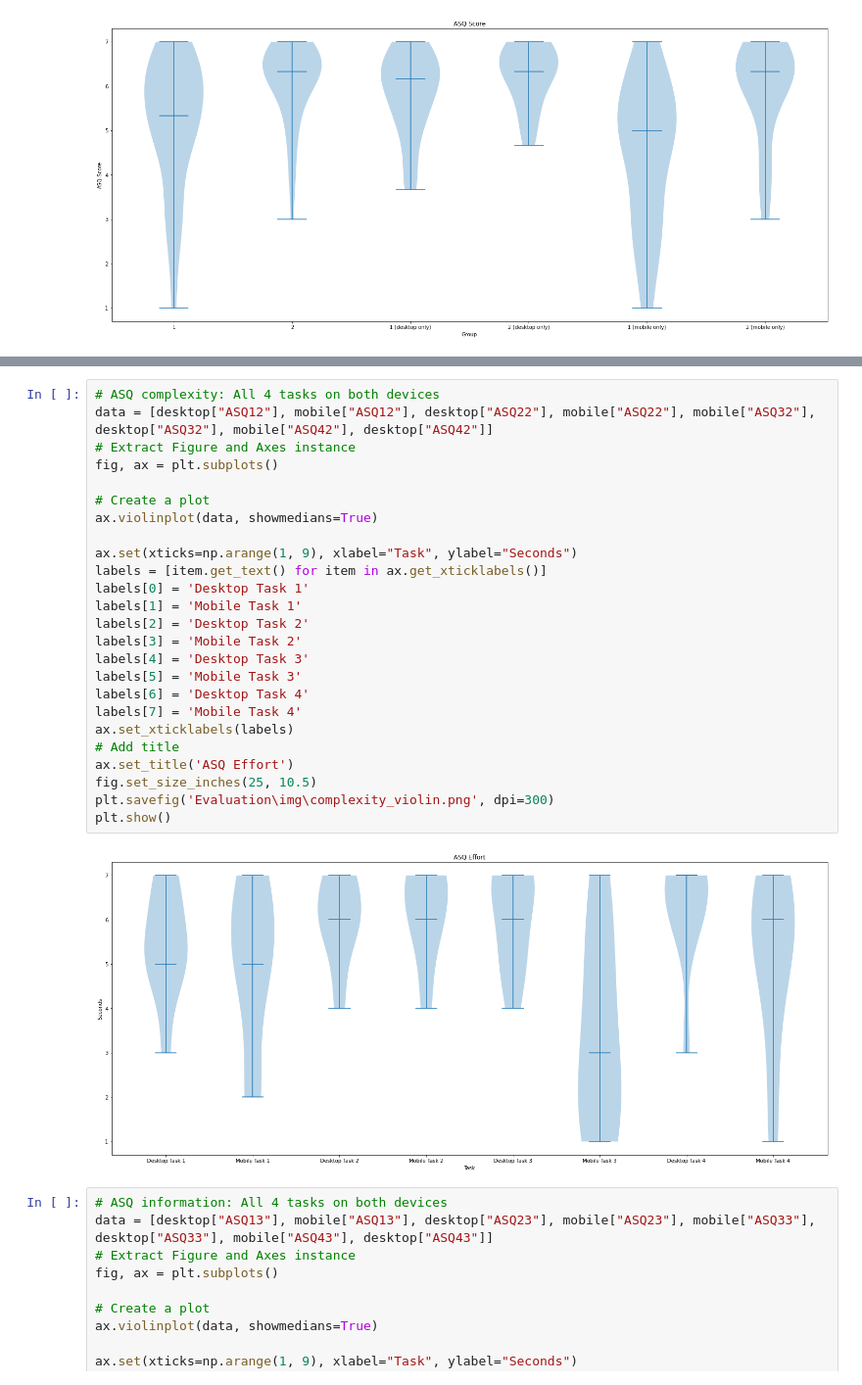
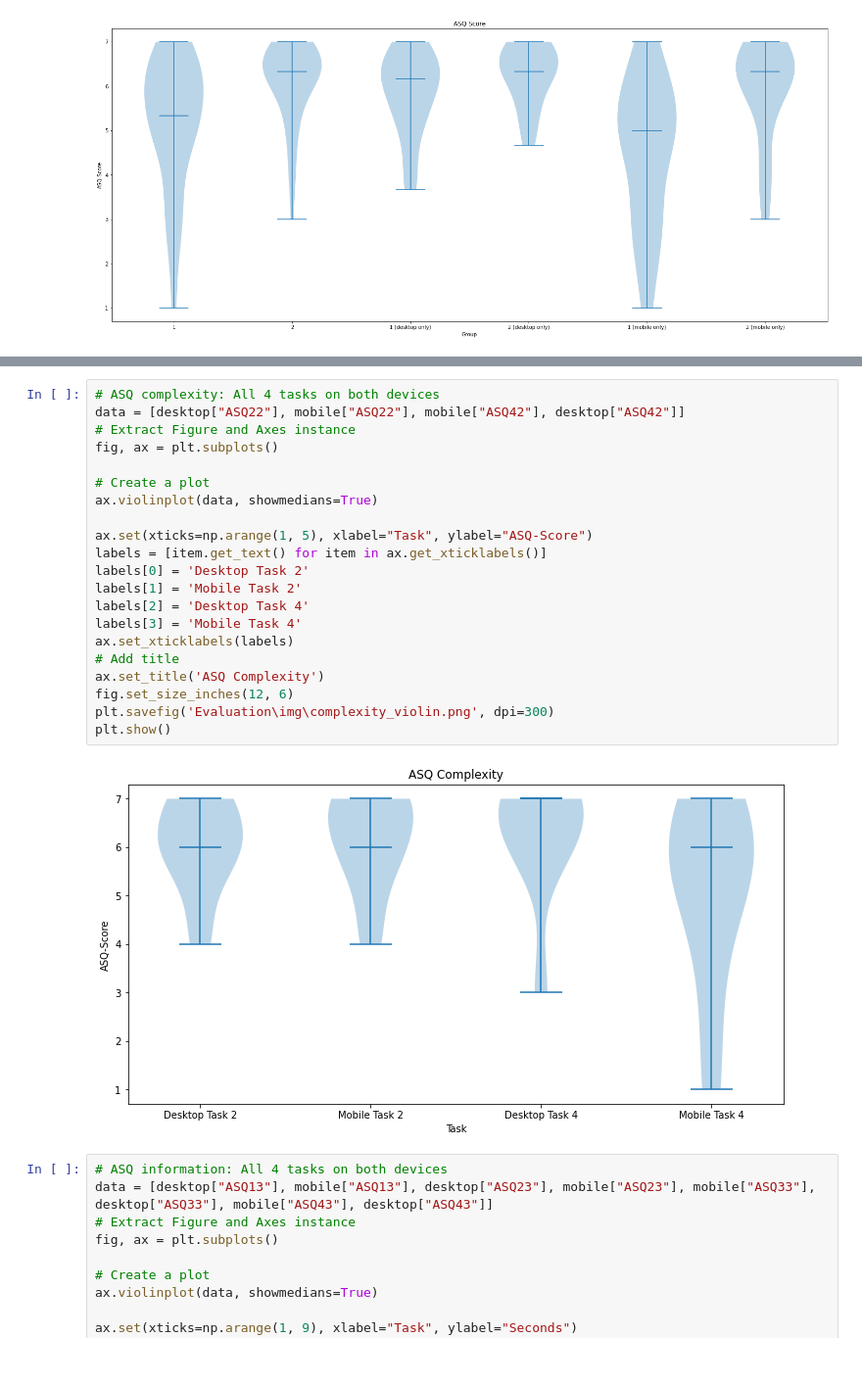
Before and after one commit to RomanGressler/MA, a Jupyter notebook: calc_data.ipynb, the cells around one changed output, grey strips where cells are left out. Shown: that part at 98% size. Drawn from its saved outputs; the diff is of its cells as text.

```diff
--- a/calc_data.ipynb
+++ b/calc_data.ipynb
@@ -320,31 +296,27 @@ plt.show()
 [figure]
 # %%
 # ASQ complexity: All 4 tasks on both devices
-data = [desktop["ASQ12"], mobile["ASQ12"], desktop["ASQ22"], mobile["ASQ22"], mobile["ASQ32"], desktop["ASQ32"], mobile["ASQ42"], desktop["ASQ42"]]
+data = [desktop["ASQ22"], mobile["ASQ22"], mobile["ASQ42"], desktop["ASQ42"]]
 # Extract Figure and Axes instance
 fig, ax = plt.subplots()
 
 # Create a plot
 ax.violinplot(data, showmedians=True)
 
-ax.set(xticks=np.arange(1, 9), xlabel="Task", ylabel="Seconds")
+ax.set(xticks=np.arange(1, 5), xlabel="Task", ylabel="ASQ-Score")
 labels = [item.get_text() for item in ax.get_xticklabels()]
-labels[0] = 'Desktop Task 1'
-labels[1] = 'Mobile Task 1'
-labels[2] = 'Desktop Task 2'
-labels[3] = 'Mobile Task 2'
-labels[4] = 'Desktop Task 3'
-labels[5] = 'Mobile Task 3'
-labels[6] = 'Desktop Task 4'
-labels[7] = 'Mobile Task 4'
+labels[0] = 'Desktop Task 2'
+labels[1] = 'Mobile Task 2'
+labels[2] = 'Desktop Task 4'
+labels[3] = 'Mobile Task 4'
 ax.set_xticklabels(labels)
 # Add title
-ax.set_title('ASQ Effort')
-fig.set_size_inches(25, 10.5)
+ax.set_title('ASQ Complexity')
+fig.set_size_inches(12, 6)
 plt.savefig('Evaluation\img\complexity_violin.png', dpi=300)
 plt.show()
 # %% [output]
-[figure, old version]
+[figure, new version]
 # %%
 # ASQ information: All 4 tasks on both devices
 data = [desktop["ASQ13"], mobile["ASQ13"], desktop["ASQ23"], mobile["ASQ23"], mobile["ASQ33"], desktop["ASQ33"], mobile["ASQ43"], desktop["ASQ43"]]
```
Also changed, not shown: parts of 5 cells of this notebook, 16 other files.
